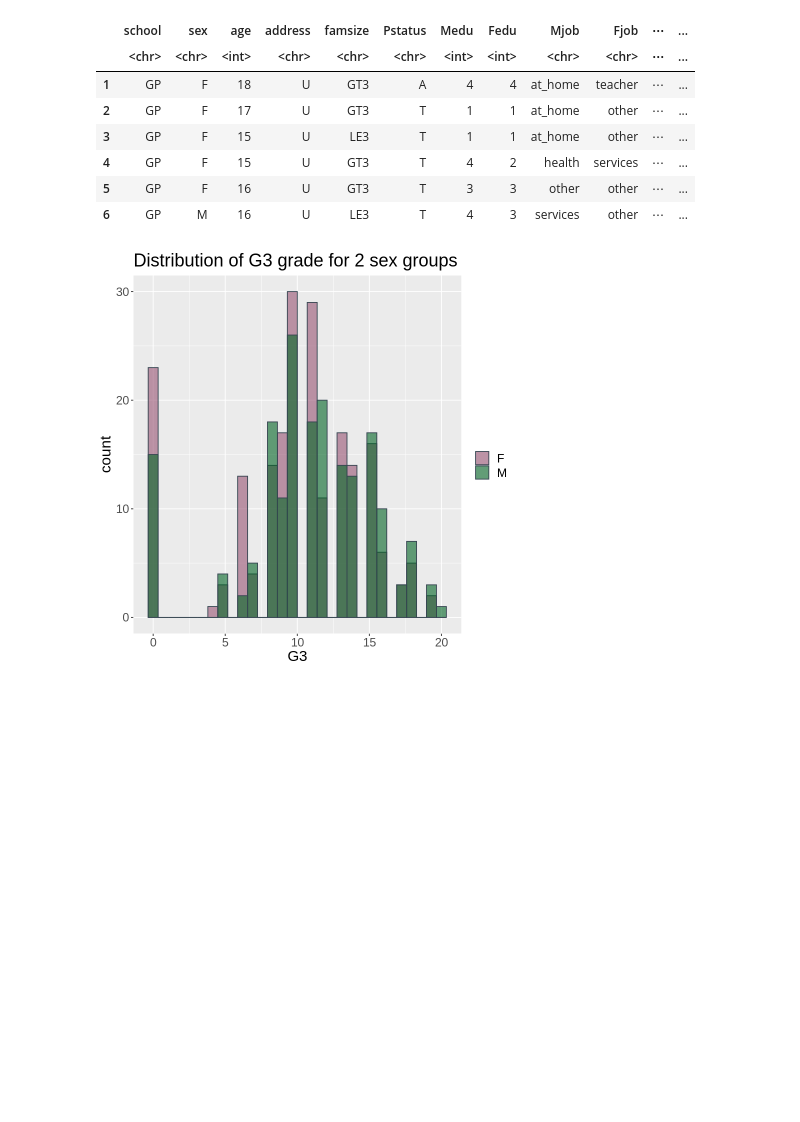
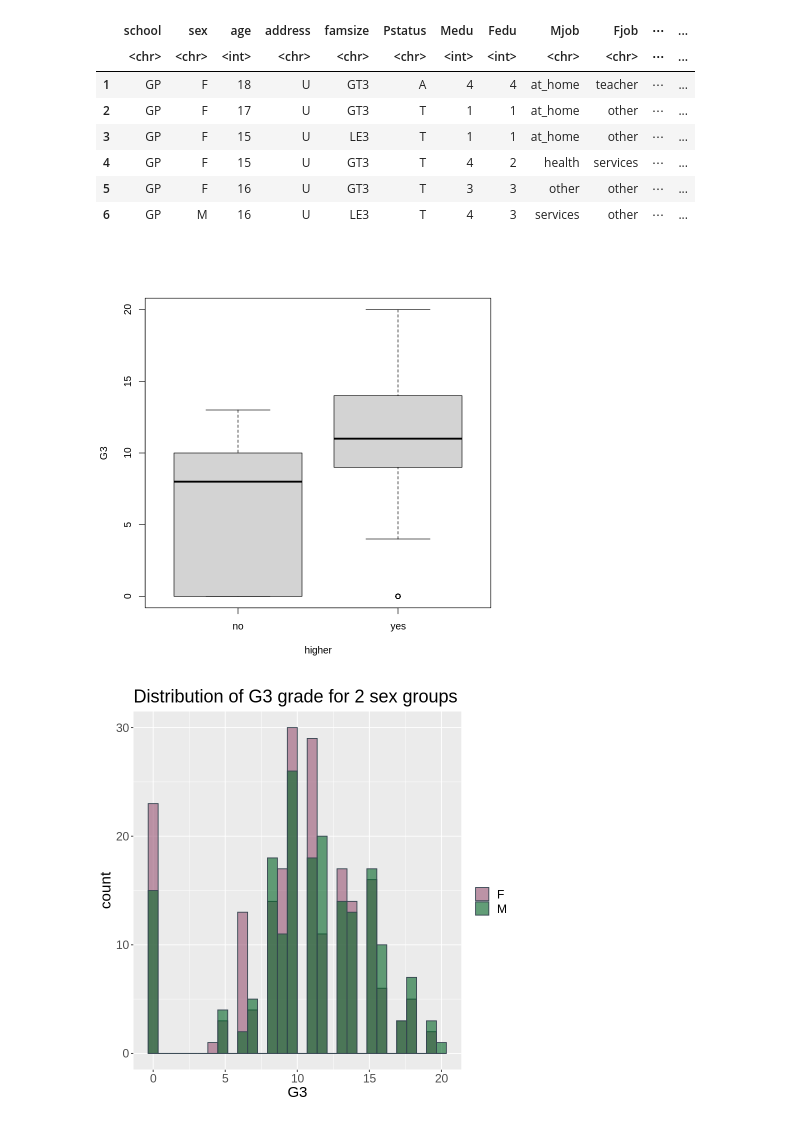
Before and after one commit to agoel25/stat_201_group_11, a Jupyter notebook: Proposal.ipynb, the cells around one changed output. Cells and saved outputs as stored; diff of their text form; code cells hidden in the pictures; blank space fills up the shorter version.

Commit message:
added one boxplot

```diff
--- a/Proposal.ipynb
+++ b/Proposal.ipynb
@@ -57 +54,5 @@ G3grade <- grade %>%
+# %%
+boxplot(G3 ~ higher, data = grade)
+# %% [output]
+[figure, added]
 # %%
```
Also changed, not shown: parts of 2 cells of this notebook.
